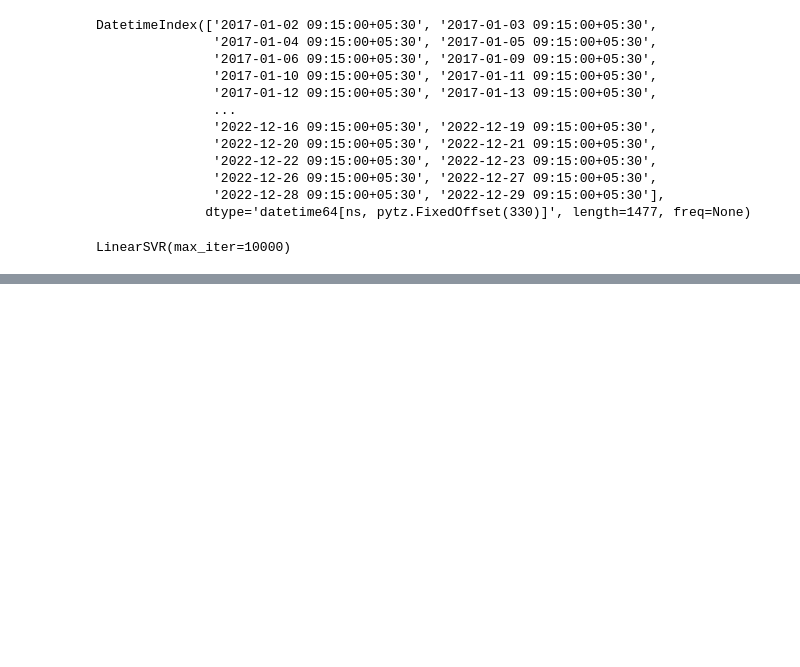
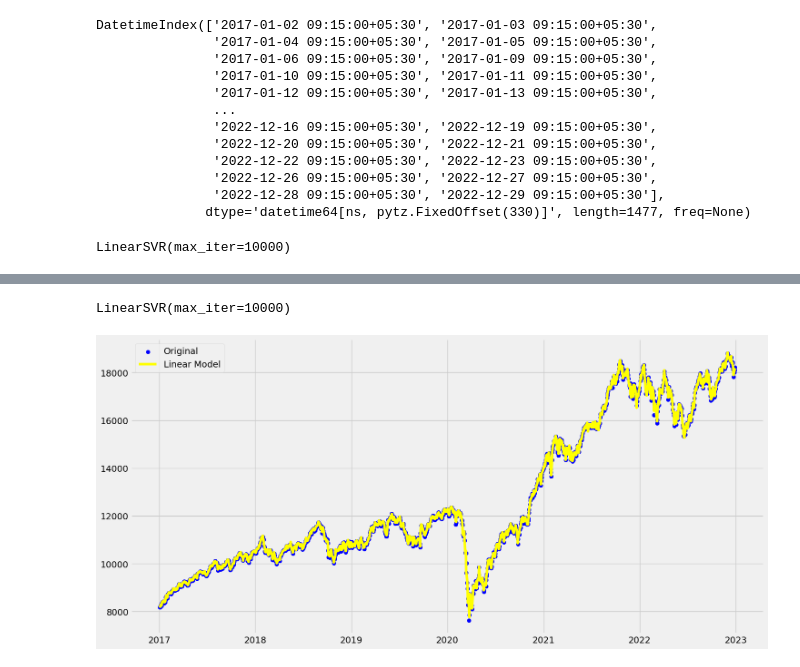
Before and after one commit to Abbas-Source/alianzworkz-internship, a Jupyter notebook: LinearSVR/stock-prediction-using-linearsvr.ipynb, the cells around one changed output, grey strips where cells are left out. Saved outputs shown, nothing was run; the diff lists cells and outputs as text; code cells hidden in the pictures; blank space fills up the shorter version.

```diff
--- a/LinearSVR/stock-prediction-using-linearsvr.ipynb
+++ b/LinearSVR/stock-prediction-using-linearsvr.ipynb
@@ -95,0 +103,24 @@ plt.show()
+# %%
+j=0
+for i in _df.index:
+    ohl[j][0]=int(_df.loc[i].open)
+    ohl[j][1]=int(_df.loc[i].high)
+    ohl[j][2]=int(_df.loc[i].low)
+    j=j+1
+for close in _df.close:
+    close_price.append(float(close))
+# %%
+#defining Linear SVR Model
+lin_svr= LinearSVR(max_iter=10000)
+print(lin_svr.fit(ohl,close_price))
+# %% [output]
+LinearSVR(max_iter=10000)
+# %%
+#new plot data vs predictions
+plt.figure(figsize=(16,8))
+plt.scatter(_df.index,close_price,color='blue',label='Original')
+plt.plot(_df.index,lin_svr.predict(ohl),color='yellow',label='Linear Model')
+plt.legend()
+plt.show()
+# %% [output]
+[figure, added]
```
Also changed, not shown: parts of 6 cells of this notebook.
